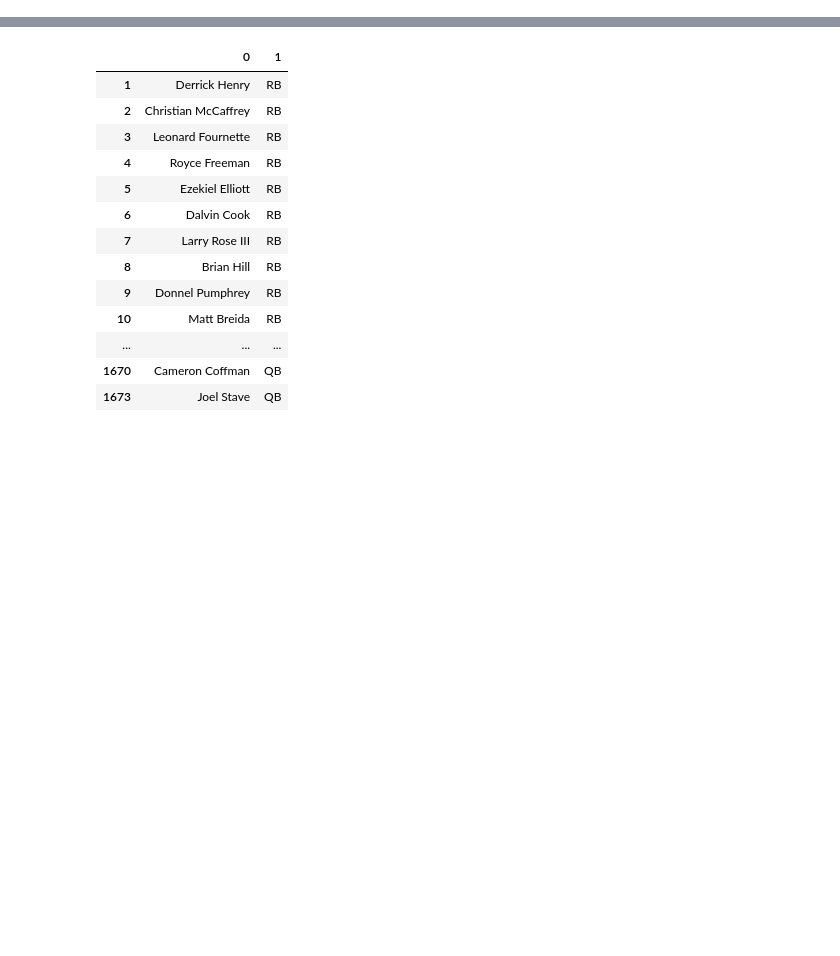
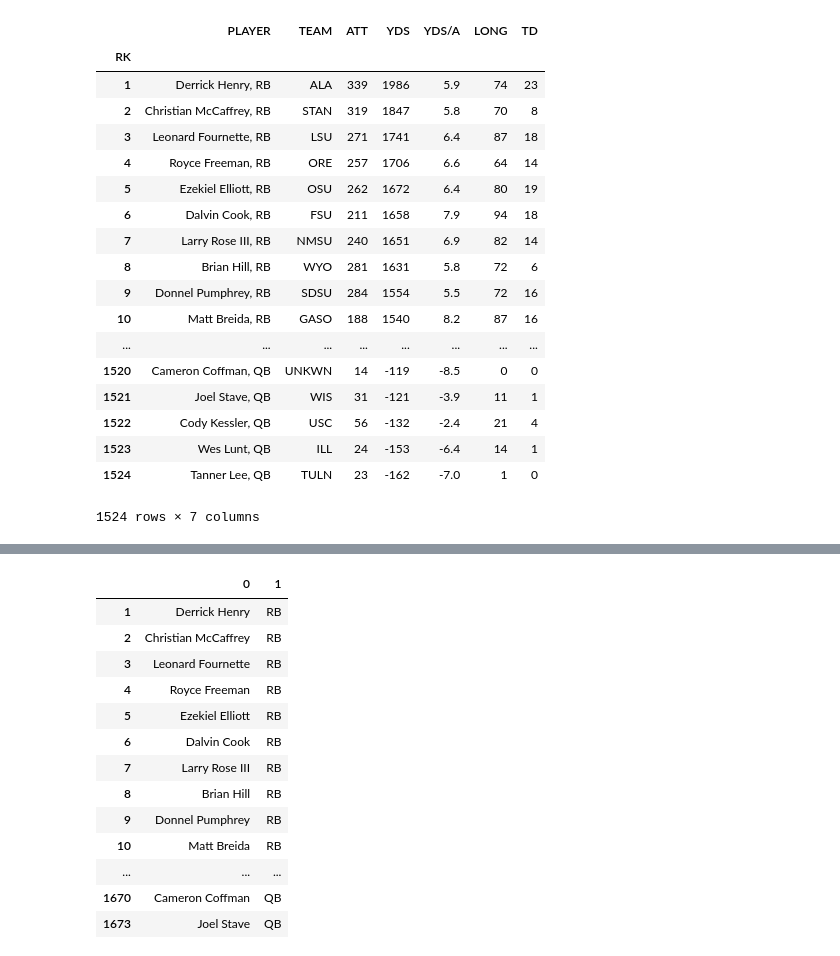
Before and after one commit to WERUreo/Jupyter-Notebooks, a Jupyter notebook: CFB Rushing Stats.ipynb, the cells around one changed output, grey strips where cells are left out. Saved outputs shown, nothing was run; the diff lists cells and outputs as text; code cells hidden in the pictures; blank space fills up the shorter version.

```diff
--- a/CFB Rushing Stats.ipynb
+++ b/CFB Rushing Stats.ipynb
@@ -44,0 +66,24 @@ rushing_stats
+# %%
+rushing_stats.set_index('RK',inplace=True)
+# %%
+rushing_stats
+# %% [output]
+|  | PLAYER | TEAM | ATT | YDS | YDS/A | LONG | TD |
+| RK |  |  |  |  |  |  |  |
+| 1 | Derrick Henry, RB | ALA | 339 | 1986 | 5.9 | 74 | 23 |
+| 2 | Christian McCaffrey, RB | STAN | 319 | 1847 | 5.8 | 70 | 8 |
+| 3 | Leonard Fournette, RB | LSU | 271 | 1741 | 6.4 | 87 | 18 |
+| 4 | Royce Freeman, RB | ORE | 257 | 1706 | 6.6 | 64 | 14 |
+| 5 | Ezekiel Elliott, RB | OSU | 262 | 1672 | 6.4 | 80 | 19 |
+| 6 | Dalvin Cook, RB | FSU | 211 | 1658 | 7.9 | 94 | 18 |
+| 7 | Larry Rose III, RB | NMSU | 240 | 1651 | 6.9 | 82 | 14 |
+| 8 | Brian Hill, RB | WYO | 281 | 1631 | 5.8 | 72 | 6 |
+| 9 | Donnel Pumphrey, RB | SDSU | 284 | 1554 | 5.5 | 72 | 16 |
+| 10 | Matt Breida, RB | GASO | 188 | 1540 | 8.2 | 87 | 16 |
+| ... | ... | ... | ... | ... | ... | ... | ... |
+| 1520 | Cameron Coffman, QB | UNKWN | 14 | -119 | -8.5 | 0 | 0 |
+| 1521 | Joel Stave, QB | WIS | 31 | -121 | -3.9 | 11 | 1 |
+| 1522 | Cody Kessler, QB | USC | 56 | -132 | -2.4 | 21 | 4 |
+| 1523 | Wes Lunt, QB | ILL | 24 | -153 | -6.4 | 14 | 1 |
+| 1524 | Tanner Lee, QB | TULN | 23 | -162 | -7.0 | 1 | 0 |
+1524 rows × 7 columns
```
Also changed, not shown: parts of 6 cells of this notebook.
